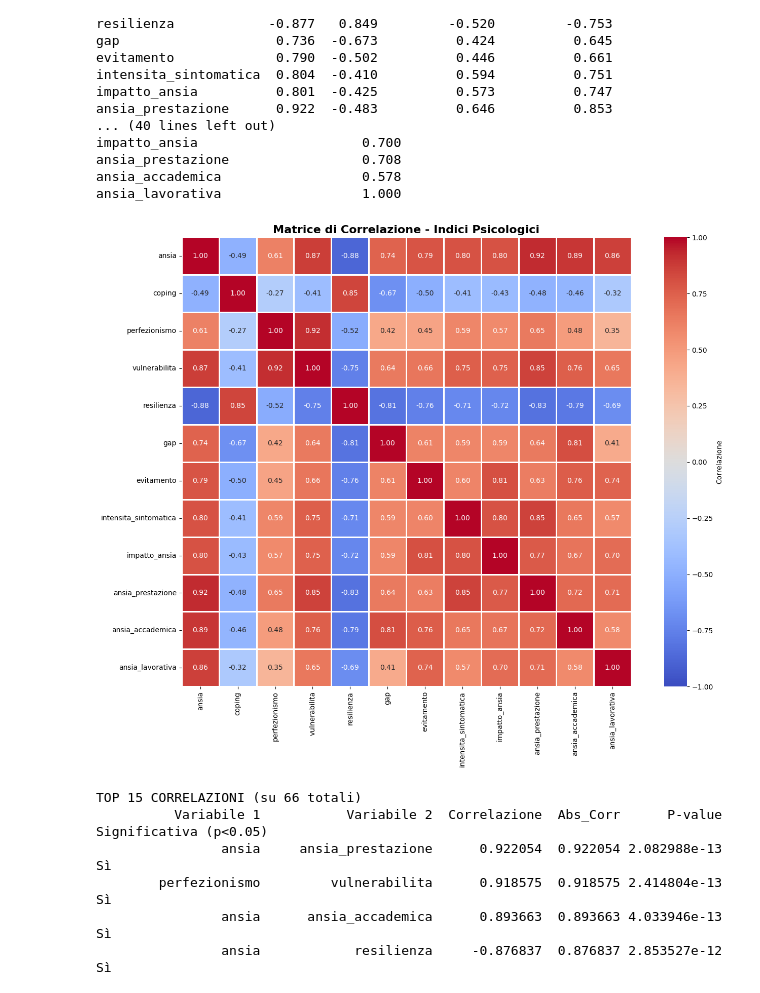
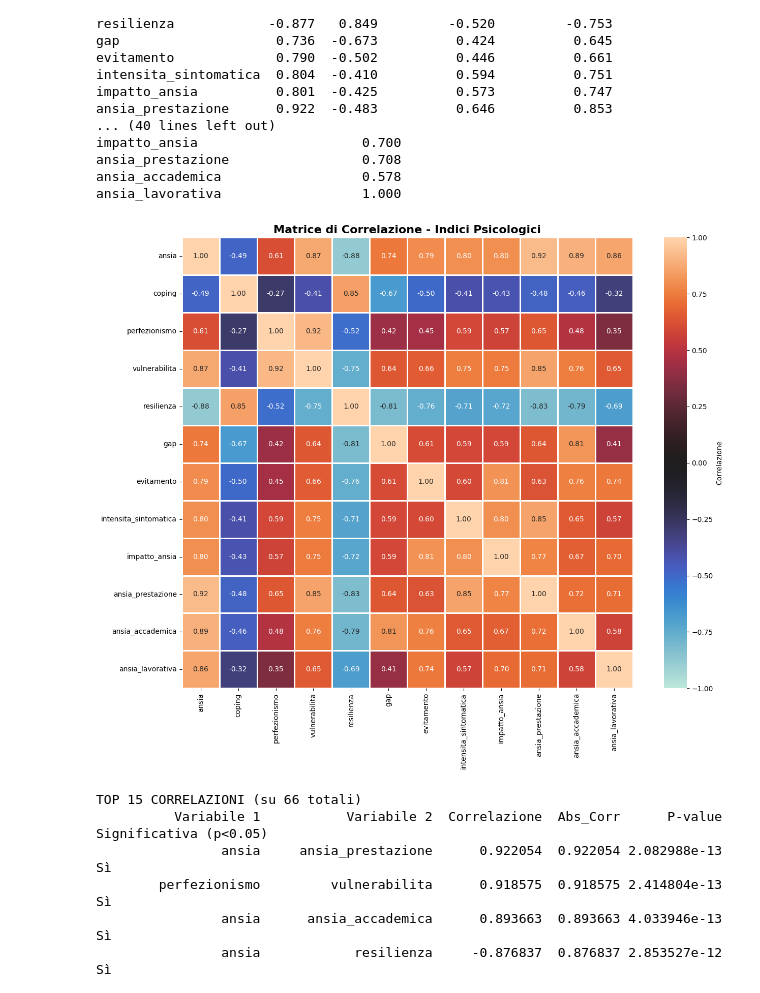
Before and after one commit to gaiacassinelli1/Project-Work, a Jupyter notebook: notebook/regressioni.ipynb, the cells around one changed output. Cells and saved outputs as stored; diff of their text form; code cells hidden in the pictures.

Commit message:
new images

```diff
--- a/notebook/regressioni.ipynb
+++ b/notebook/regressioni.ipynb
@@ -154,7 +154,8 @@ plt.show()
 ## 5. Analisi delle Correlazioni
 # %%
 # Matrice di correlazione Pearson
-corr_matrix = df[vars_available].corr(method='pearson')
+df_corr = df[vars_available].drop(columns=['id', 'età', 'anni_esperienza'], errors='ignore')  # Rimuoviamo variabili non numeriche
+corr_matrix = df_corr.corr(method='pearson')
 
 print(f"Matrice di correlazione {corr_matrix.shape}:")
 print(corr_matrix.round(3))
@@ -179,15 +180,16 @@ ansia_lavorativa                  1.000
 # %%
 # Heatmap della matrice di correlazione
 plt.figure(figsize=(14, 11))
-sns.heatmap(corr_matrix, annot=True, cmap='coolwarm', center=0,
+sns.heatmap(corr_matrix, annot=True, center=0,
             fmt='.2f', square=True, linewidths=1, cbar_kws={'label': 'Correlazione'},
-            vmin=-1, vmax=1)
+            vmin=-1, vmax=1, )
 plt.title('Matrice di Correlazione - Indici Psicologici', fontsize=16, fontweight='bold')
 plt.tight_layout()
-save_fig("matrice_correlazione")
+plt.savefig("../images/matrice_correlazione_v3.png", dpi=300)
+# save_fig("matrice_correlazione")
 plt.show()
 # %% [output]
-[figure, old version]
+[figure, new version]
 # %%
 # Calcolo p-value e ranking delle correlazioni
 df_clean = df[vars_available].dropna()
```
Also changed, not shown: 6 other files.
